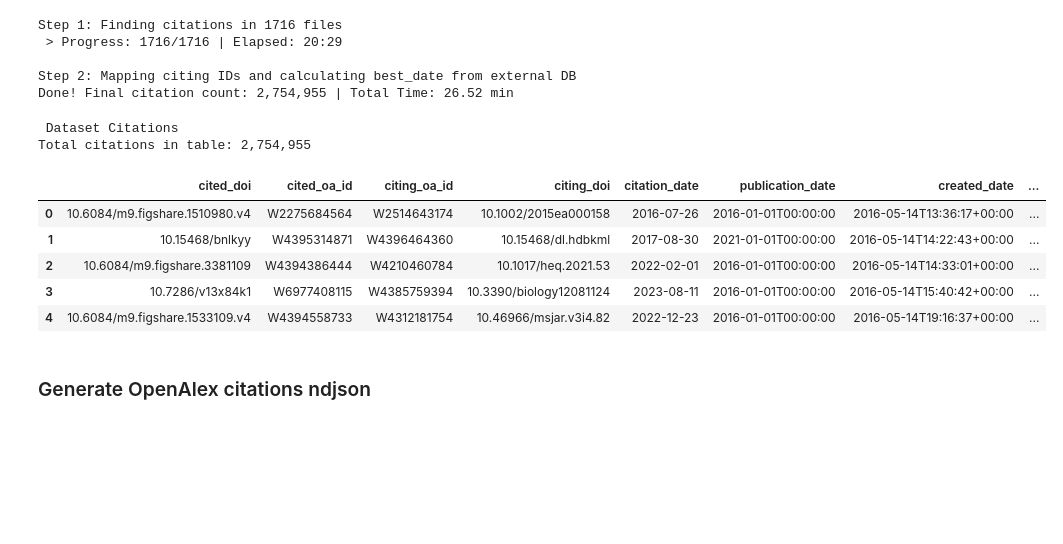
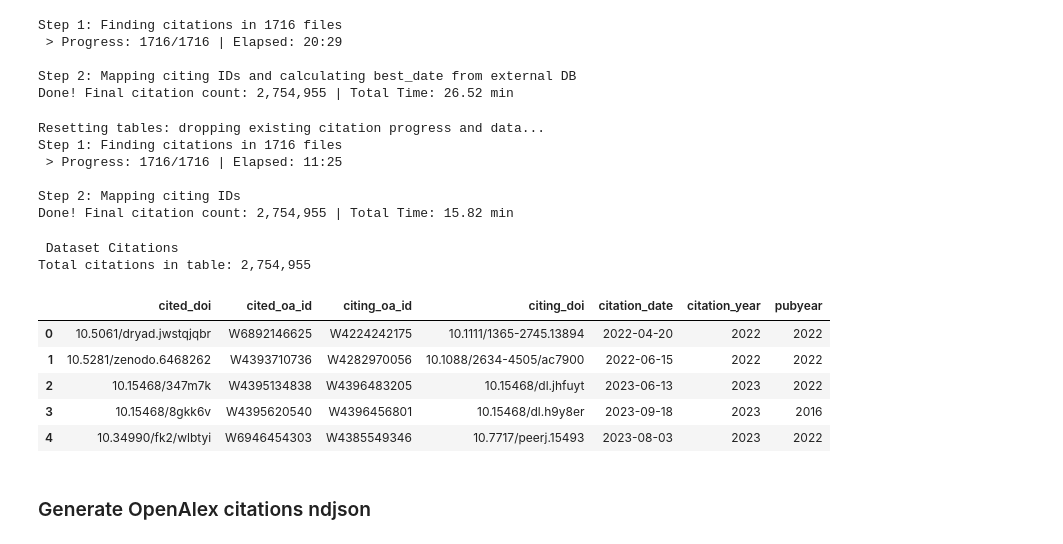
Before and after one commit to data-S-index/s-index-pipeline, a Jupyter notebook: notebooks-batch/openalex_snapshot_topics_citations.ipynb, the cells around one changed output. Cells and saved outputs as stored; diff of their text form; code cells hidden in the pictures; blank space fills up the shorter version.

Commit message:
fix: mdc and openalex bach

```diff
--- a/notebooks-batch/openalex_snapshot_topics_citations.ipynb
+++ b/notebooks-batch/openalex_snapshot_topics_citations.ipynb
@@ -158,12 +163,12 @@ con.close()
 #     "temp": r"C:/Users/Admin/Documents/OpenAlex/openalex-snapshot/duckdb_temp",
 # }
 config = {
-    "source_dir": r"E:\OpenAlex\openalex-snapshot\data\works",
-    "meta_out": r"C:\Users\Admin\Documents\OpenAlex\full-snapshot\metadata",
-    "cite_out": r"C:\Users\Admin\Documents\OpenAlex\full-snapshot\citations",
-    "db_path": r"I:\pipeline-data\external\openalex-snapshot\duckdb\openalex_topics_citations.db",
-    "dataset_db_path": r"I:\pipeline-data\records\slim-records\datacite-slim-records.duckdb",
-    "temp": r"C:/Users/Admin/Documents/OpenAlex/full-snapshot/duckdb_temp",
+    "source_dir": r"D:\pipeline-data\external\openalex-snapshot\data\works",
+    "meta_out": r"D:\pipeline-data\external\openalex-snapshot\parquets\metadata",
+    "cite_out": r"D:\pipeline-data\external\openalex-snapshot\parquets\citations",
+    "db_path": r"D:\pipeline-data\external\openalex-snapshot\duckdb\openalex_topics_citations.db",
+    "dataset_db_path": r"D:\pipeline-data\records\slim-records\datacite-slim-records.duckdb",
+    "temp": r"D:\pipeline-data\external\openalex-snapshot\duckdb_temp",
 }
 # %% [markdown]
 ### Extract topics and citations from full snapshot in parquet files
@@ -265,22 +269,38 @@ Step 1: Finding citations in 1716 files
 
 Step 2: Mapping citing IDs and calculating best_date from external DB
 Done! Final citation count: 2,754,955 | Total Time: 26.52 min
+# %%
+process_openalex_citations_for_datasets_year(
+    db_path=config["db_path"],
+    dataset_db_path = config["dataset_db_path"],
+    cite_folder=config["cite_out"],
+    meta_folder=config["meta_out"],
+    mem_limit="32GB",
+    temp_dir=config["temp"]
+)
+# %% [output]
+Resetting tables: dropping existing citation progress and data...
+Step 1: Finding citations in 1716 files
+ > Progress: 1716/1716 | Elapsed: 11:25
+
+Step 2: Mapping citing IDs
+Done! Final citation count: 2,754,955 | Total Time: 15.82 min
 # %%
 con =  duckdb.connect(config["db_path"])
 print("\n Dataset Citations")
-row_count = con.execute("SELECT count() FROM my_datasets_citations").fetchone()[0]
+row_count = con.execute("SELECT count() FROM my_datasets_citations_year").fetchone()[0]
 print(f"Total citations in table: {row_count:,}")
-display(con.execute("SELECT * FROM my_datasets_citations LIMIT 5").df())
+display(con.execute("SELECT * FROM my_datasets_citations_year LIMIT 5").df())
 con.close()
 # %% [output]
  Dataset Citations
 Total citations in table: 2,754,955
-|  | cited_doi | cited_oa_id | citing_oa_id | citing_doi | citation_date | publication_date | created_date | ... |
-| 0 | 10.6084/m9.figshare.1510980.v4 | W2275684564 | W2514643174 | 10.1002/2015ea000158 | 2016-07-26 | 2016-01-01T00:00:00 | 2016-05-14T13:36:17+00:00 | ... |
-| 1 | 10.15468/bnlkyy | W4395314871 | W4396464360 | 10.15468/dl.hdbkml | 2017-08-30 | 2021-01-01T00:00:00 | 2016-05-14T14:22:43+00:00 | ... |
-| 2 | 10.6084/m9.figshare.3381109 | W4394386444 | W4210460784 | 10.1017/heq.2021.53 | 2022-02-01 | 2016-01-01T00:00:00 | 2016-05-14T14:33:01+00:00 | ... |
-| 3 | 10.7286/v13x84k1 | W6977408115 | W4385759394 | 10.3390/biology12081124 | 2023-08-11 | 2016-01-01T00:00:00 | 2016-05-14T15:40:42+00:00 | ... |
-| 4 | 10.6084/m9.figshare.1533109.v4 | W4394558733 | W4312181754 | 10.46966/msjar.v3i4.82 | 2022-12-23 | 2016-01-01T00:00:00 | 2016-05-14T19:16:37+00:00 | ... |
+|  | cited_doi | cited_oa_id | citing_oa_id | citing_doi | citation_date | citation_year | pubyear |
+| 0 | 10.5061/dryad.jwstqjqbr | W6892146625 | W4224242175 | 10.1111/1365-2745.13894 | 2022-04-20 | 2022 | 2022 |
+| 1 | 10.5281/zenodo.6468262 | W4393710736 | W4282970056 | 10.1088/2634-4505/ac7900 | 2022-06-15 | 2022 | 2022 |
+| 2 | 10.15468/347m7k | W4395134838 | W4396483205 | 10.15468/dl.jhfuyt | 2023-06-13 | 2023 | 2022 |
+| 3 | 10.15468/8gkk6v | W4395620540 | W4396456801 | 10.15468/dl.h9y8er | 2023-09-18 | 2023 | 2016 |
+| 4 | 10.34990/fk2/wlbtyi | W6946454303 | W4385549346 | 10.7717/peerj.15493 | 2023-08-03 | 2023 | 2022 |
 # %% [markdown]
 ### Generate OpenAlex citations ndjson
 # %%
```
Also changed, not shown: parts of 7 cells of this notebook, 24 other files.
